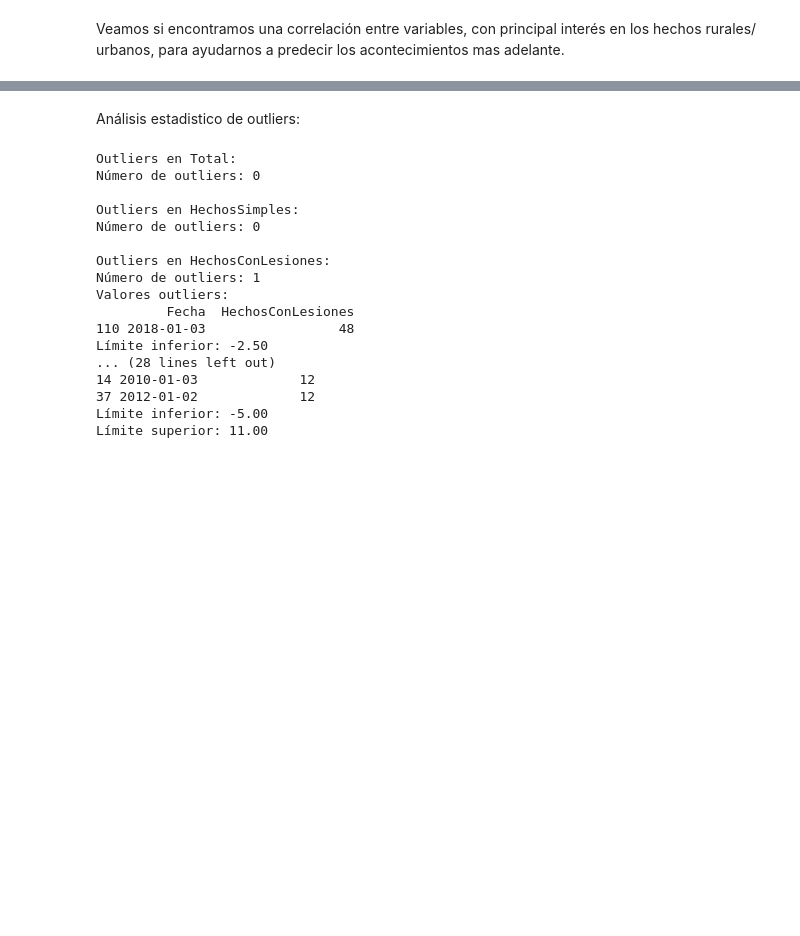
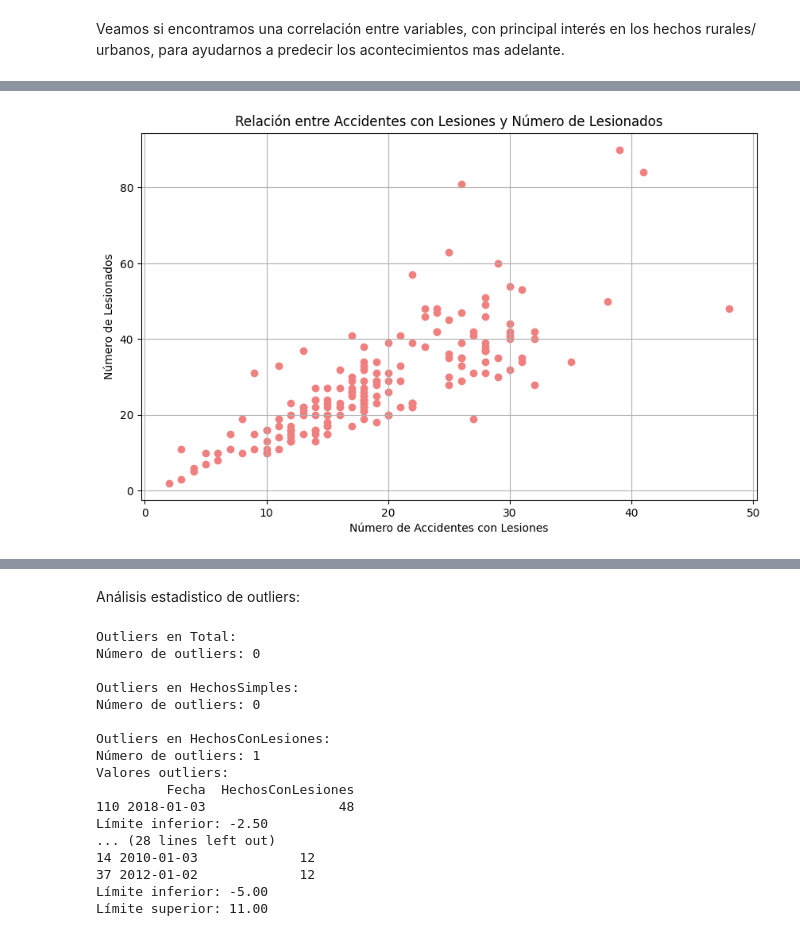
Before and after one commit to FacundoASM/AccidentesTransito_AA, a Jupyter notebook: notebooks/0_Limpieza.ipynb, the cells around one changed output, grey strips where cells are left out. Drawn from its saved outputs; the diff is of its cells as text; code cells hidden in the pictures; blank space fills up the shorter version.

```diff
--- a/notebooks/0_Limpieza.ipynb
+++ b/notebooks/0_Limpieza.ipynb
@@ -226,0 +253,10 @@ plt.show()
+# %%
+plt.figure(figsize=(10, 6))
+plt.scatter(df['HechosConLesiones'], df['Lesionados'], color=('lightcoral'))
+plt.title('Relación entre Accidentes con Lesiones y Número de Lesionados')
+plt.xlabel('Número de Accidentes con Lesiones')
+plt.ylabel('Número de Lesionados')
+plt.grid(True)
+plt.show()
+# %% [output]
+[figure, added]
```
Also changed, not shown: parts of 49 cells of this notebook, 3 other files.
